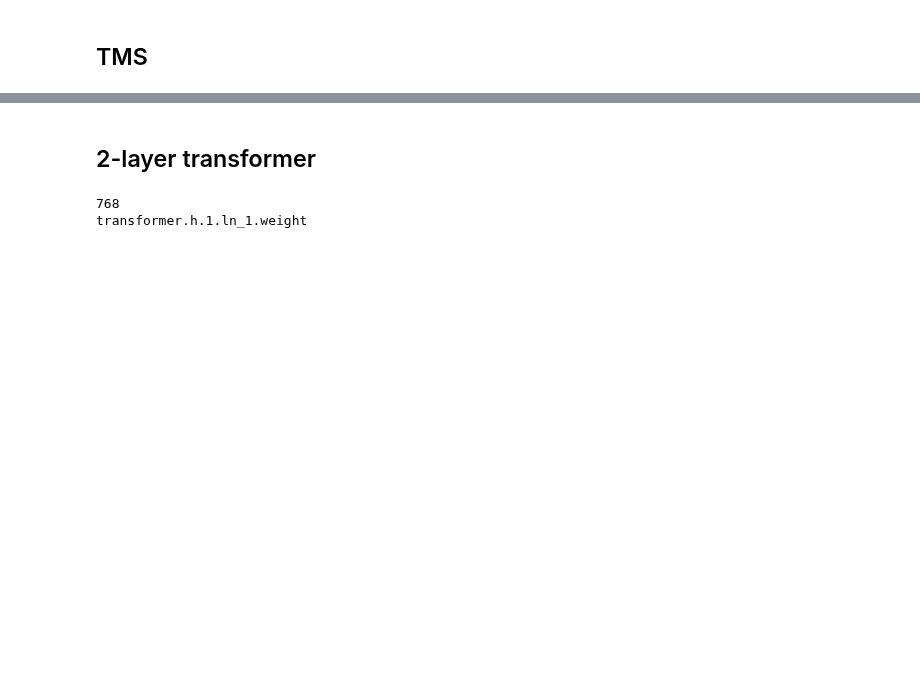
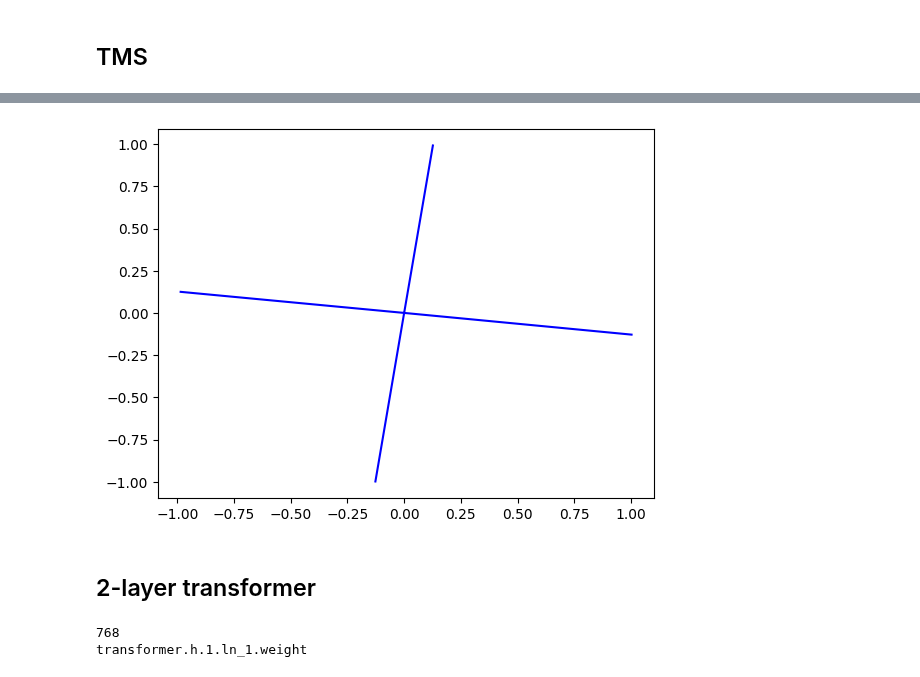
Before and after one commit to briannachrisman/eigenestimation, a Jupyter notebook: toy_model_analysis.ipynb, the cells around one changed output, grey strips where cells are left out. Saved outputs shown, nothing was run; the diff lists cells and outputs as text; code cells hidden in the pictures; blank space fills up the shorter version.

```diff
--- a/toy_model_analysis.ipynb
+++ b/toy_model_analysis.ipynb
@@ -83,8 +89,8 @@ n_epochs = 1000
 
 X_tms, Y_tms, dataloader_TMS = GenerateTMSData(
     num_features=n_features, num_datapoints=n_datapoints, sparsity=sparsity, batch_size=batch_size)
-tms_model = Autoencoder(n_features, hidden_dim)
-_, _, _ = TrainModel(tms_model, nn.MSELoss(), learning_rate, dataloader_TMS, n_epochs=n_epochs)
+tms_model = Autoencoder(n_features, hidden_dim).to(device)
+_, _, _ = TrainModel(tms_model, nn.MSELoss(), learning_rate, dataloader_TMS, n_epochs=n_epochs, device=device)
 
 
 # Plot TMS representations.
@@ -93,3 +99,4 @@ en = copy.deepcopy(tms_model.W).detach().cpu().numpy()
 for i in range(en.shape[1]):
   plt.plot([0, en[0,i]], [0,en[1,i]], 'b-')
 plt.show()
+# %% [output]
@@ -96,3 +110,4 @@ plt.show()
+[figure, added]
 # %% [markdown]
 ## 2-layer transformer
 # %%
```
Also changed, not shown: parts of 45 cells of this notebook, 4 other files.
